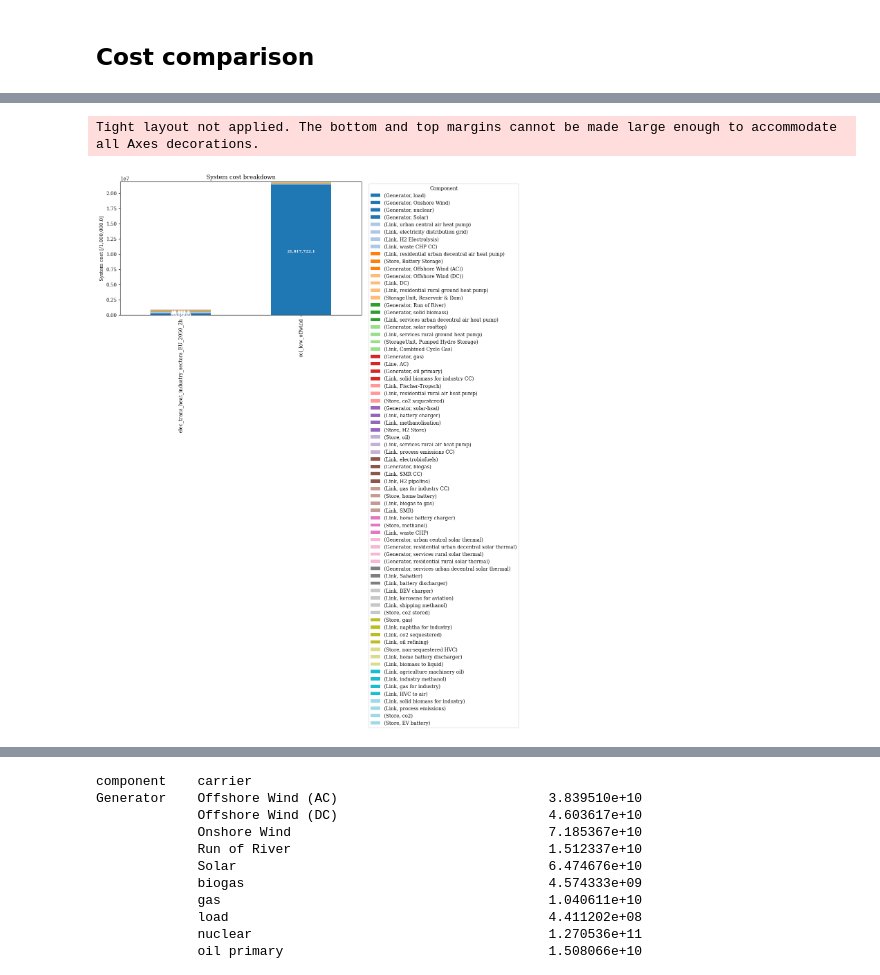
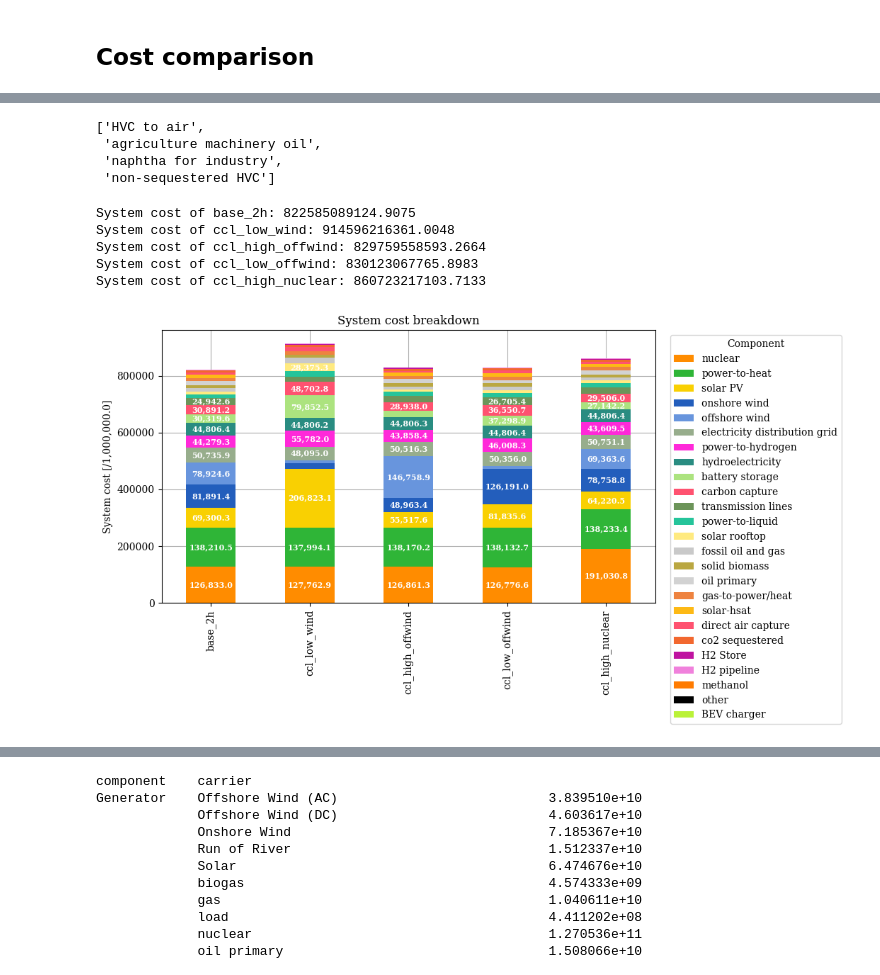
Before and after one commit to ayshaC/pypsa-eur, a Jupyter notebook: analysis/mineral_analysis.ipynb, the cells around one changed output, grey strips where cells are left out. Saved outputs shown, nothing was run; the diff lists cells and outputs as text; code cells hidden in the pictures.

Commit message:
add EV mineral computation, cost comparison charts

```diff
--- a/analysis/mineral_analysis.ipynb
+++ b/analysis/mineral_analysis.ipynb
@@ -1175,24 +1515,21 @@ ccl_low_wind = {'name': 'ccl_low_wind', 'type':'build/cluster', 'folder': 'eu-ov
 
 ccl_low_offwind = {'name': 'ccl_low_offwind', 'type':'build/cluster', 'folder': 'eu-overnight/ccl_low_offwind', 'year': 2050, 'clusters': 40}
 ccl_high_offwind = {'name': 'ccl_high_offwind', 'type':'build/cluster', 'folder': 'eu-overnight/ccl_high_offwind', 'year': 2050, 'clusters': 40}
+ccl_high_nuclear = {'name': 'ccl_high_nuclear', 'type':'build/cluster', 'folder': 'eu-overnight/ccl_high_nuclear', 'year': 2050, 'clusters': 40}
+
 
 
 elec_trans_heat_FR_BE_NL_CH_DE = {'name': 'elec_trans_heat_FR_BE_NL_CH_DE_2050', 'type':'build/cluster', 'folder': 'eu-overnight/elec_trans_heat_FR_BE_NL_CH_DE_2013', 'year': 2050, 'clusters': 5}
 
 
 scenarios = [elec_trans_heat_industry_sectors_EU_2050_2h, elec_trans_heat_industry_sectors_no_biofuels_v2g_EU_2050_1h,
-             ccl_low_wind, ccl_low_offwind,  base_2h, ccl_high_offwind, elec_trans_heat_FR_BE_NL_CH_DE]
+             ccl_low_wind,  base_2h, ccl_high_offwind, elec_trans_heat_FR_BE_NL_CH_DE, ccl_high_nuclear, ccl_low_offwind]
 
 
 n = {s['name']: pypsa.Network(f'../{s['type']}/{s['folder']}/networks/base_s_{s['clusters']}___{s['year']}.nc') for s in scenarios}
 # n_mga = {s['name']: pypsa.Network(f'../{s['type']}/{s['folder']}/{s['name']}.nc') for s in mga_scenarios}
 stats = {s['name']: n[s['name']].statistics for s in scenarios}
-# n_base = pypsa.Network('../resources/eur-test-overnight/0/networks/base_s_40___2030.nc')
 
-# sample_base = "elec_trans_heat_FR_BE_NL_CH_DE_2050"
-# sample_mga_nuclear_max = "elec_trans_heat_FR_BE_NL_CH_DE_2050_nuclear_max"
-# sample_mga_solar_min = "elec_trans_heat_FR_BE_NL_CH_DE_2050_solar_min"
-# sample_mga_wind_min = "elec_trans_heat_FR_BE_NL_CH_DE_2050_wind_min"
 sample_new_2h_2050 = "elec_trans_heat_industry_sectors_EU_2050_2h"
 sample_base_1h = "elec_trans_heat_industry_sectors_no_biofuels_v2g_EU_2050_1h"
 sample_base_2h = "base_2h"
@@ -1200,6 +1537,7 @@ sample_base_2h = "base_2h"
 sample_low_wind = "ccl_low_wind"
 sample_low_offwind = "ccl_low_offwind"
 sample_high_offwind = "ccl_high_offwind"
+sample_high_nuclear = "ccl_high_nuclear"
 
 sample_small = "elec_trans_heat_FR_BE_NL_CH_DE_2050"
 # %% [output]
@@ -2834,7 +3826,28 @@ def plot_system_cost_compare(n, network_keys, cost_divisor=1e6, figsize=(8,6), s
+# %%
+["HVC to air",
+ "agriculture machinery oil",
+ "naphtha for industry",
+ "non-sequestered HVC",
+ "co2",
+ "process emissions",
+ "solid biomass for industry",
+ "gas for industry",
+ "industry methanol"]
+# %% [output]
+['HVC to air',
+ 'agriculture machinery oil',
+ 'naphtha for industry',
+ 'non-sequestered HVC']
 # %%
-network_keys = [sample_new_2h_2050, sample_low_offwind]  # replace with your actual keys in `n`
+network_keys = [sample_base_2h, sample_low_wind, sample_high_offwind, sample_low_offwind, sample_high_nuclear]
+for network in network_keys:
+    print(f"System cost of {network}: {n[network].statistics.system_cost().sum()}")
 ax, shown_df = plot_system_cost_compare(n, network_keys, cost_divisor=1e6, figsize=(9,5))
 # %% [output]
-Tight layout not applied. The bottom and top margins cannot be made large enough to accommodate all Axes decorations.
+System cost of base_2h: 822585089124.9075
+System cost of ccl_low_wind: 914596216361.0048
+System cost of ccl_high_offwind: 829759558593.2664
+System cost of ccl_low_offwind: 830123067765.8983
+System cost of ccl_high_nuclear: 860723217103.7133
-[figure, old version]
+[figure, new version]
 # %%
```
Also changed, not shown: parts of 65 cells of this notebook.
